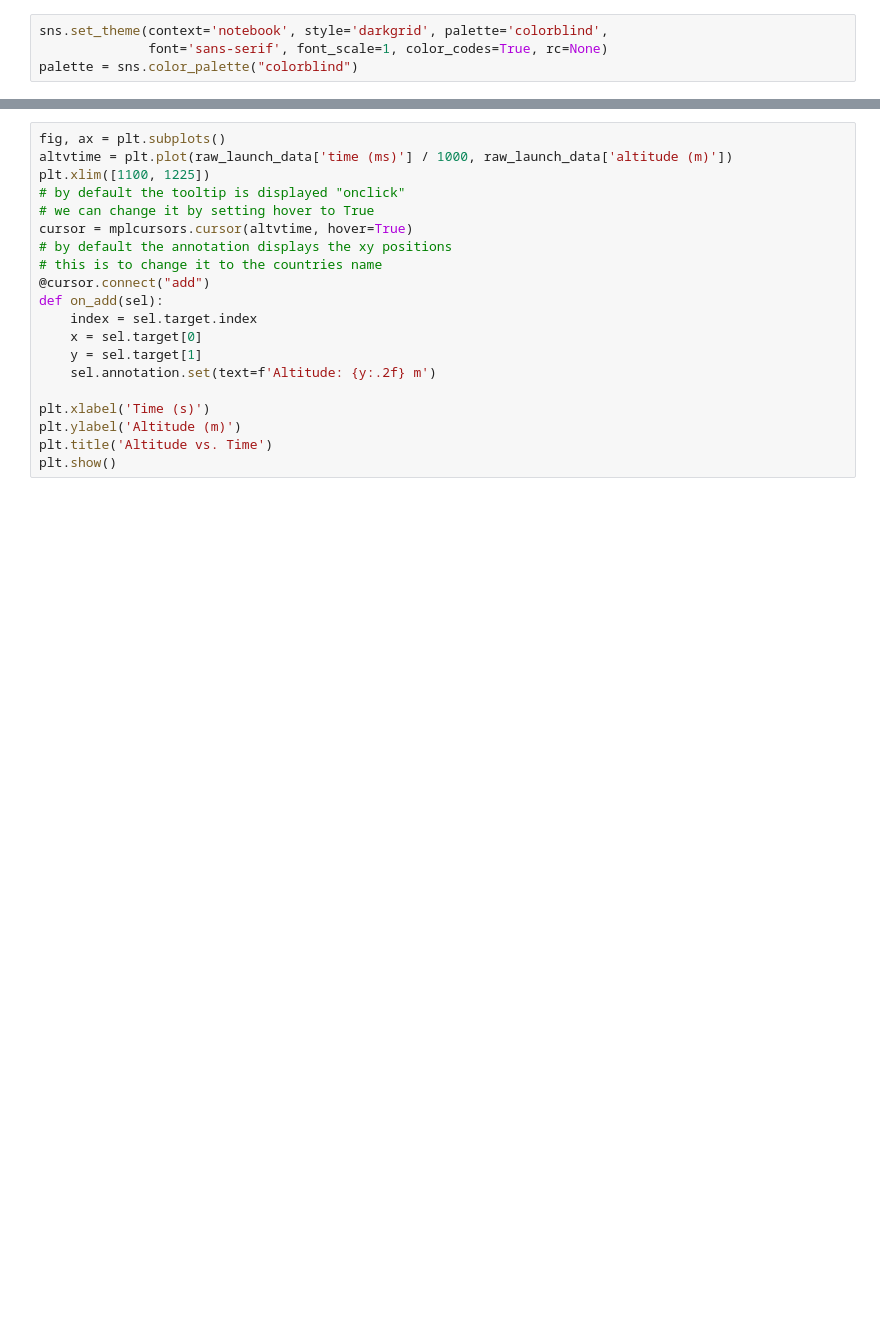
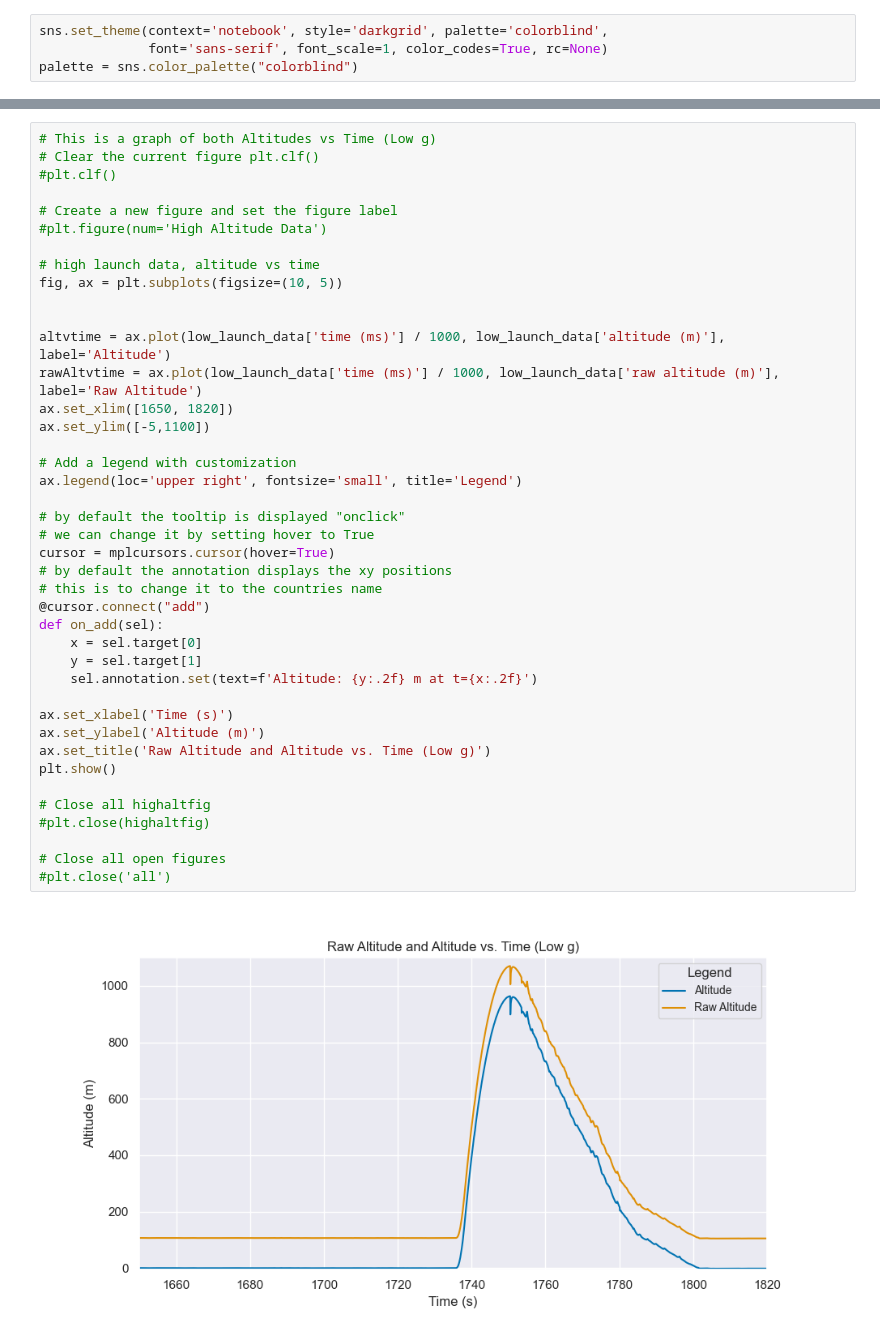
Before and after one commit to bimmui/HODGE-electronics, a Jupyter notebook: data-analysis/carmf5_analysis.ipynb, the cells around one changed output, grey strips where cells are left out. Saved outputs shown, nothing was run; the diff lists cells and outputs as text; blank space fills up the shorter version.

Commit message:
Created data visualizations for carm flight 5

```diff
--- a/data-analysis/carmf5_analysis.ipynb
+++ b/data-analysis/carmf5_analysis.ipynb
@@ -18,20 +66,43 @@ low_launch_data = pd.read_csv('data/carmf5_LOWDATA.CSV')
 # %%
-fig, ax = plt.subplots()
-altvtime = plt.plot(raw_launch_data['time (ms)'] / 1000, raw_launch_data['altitude (m)'])
-plt.xlim([1100, 1225])
+# This is a graph of both Altitudes vs Time (Low g)
+# Clear the current figure plt.clf()
+#plt.clf()
+
+# Create a new figure and set the figure label
+#plt.figure(num='High Altitude Data')
+
+# high launch data, altitude vs time
+fig, ax = plt.subplots(figsize=(10, 5))
+
+
+altvtime = ax.plot(low_launch_data['time (ms)'] / 1000, low_launch_data['altitude (m)'], label='Altitude')
+rawAltvtime = ax.plot(low_launch_data['time (ms)'] / 1000, low_launch_data['raw altitude (m)'], label='Raw Altitude')
+ax.set_xlim([1650, 1820])
+ax.set_ylim([-5,1100])
+
+# Add a legend with customization
+ax.legend(loc='upper right', fontsize='small', title='Legend')
+
 # by default the tooltip is displayed "onclick"
 # we can change it by setting hover to True
-cursor = mplcursors.cursor(altvtime, hover=True)
+cursor = mplcursors.cursor(hover=True)
 # by default the annotation displays the xy positions
 # this is to change it to the countries name
 @cursor.connect("add")
 def on_add(sel):
-    index = sel.target.index
     x = sel.target[0]
     y = sel.target[1]
-    sel.annotation.set(text=f'Altitude: {y:.2f} m')
+    sel.annotation.set(text=f'Altitude: {y:.2f} m at t={x:.2f}')
 
-plt.xlabel('Time (s)')
-plt.ylabel('Altitude (m)')
-plt.title('Altitude vs. Time')
+ax.set_xlabel('Time (s)')
+ax.set_ylabel('Altitude (m)')
+ax.set_title('Raw Altitude and Altitude vs. Time (Low g)')
 plt.show()
+
+# Close all highaltfig
+#plt.close(highaltfig)
+
+# Close all open figures
+#plt.close('all')
+# %% [output]
+[figure, added]
```
Also changed, not shown: parts of 9 cells of this notebook.
